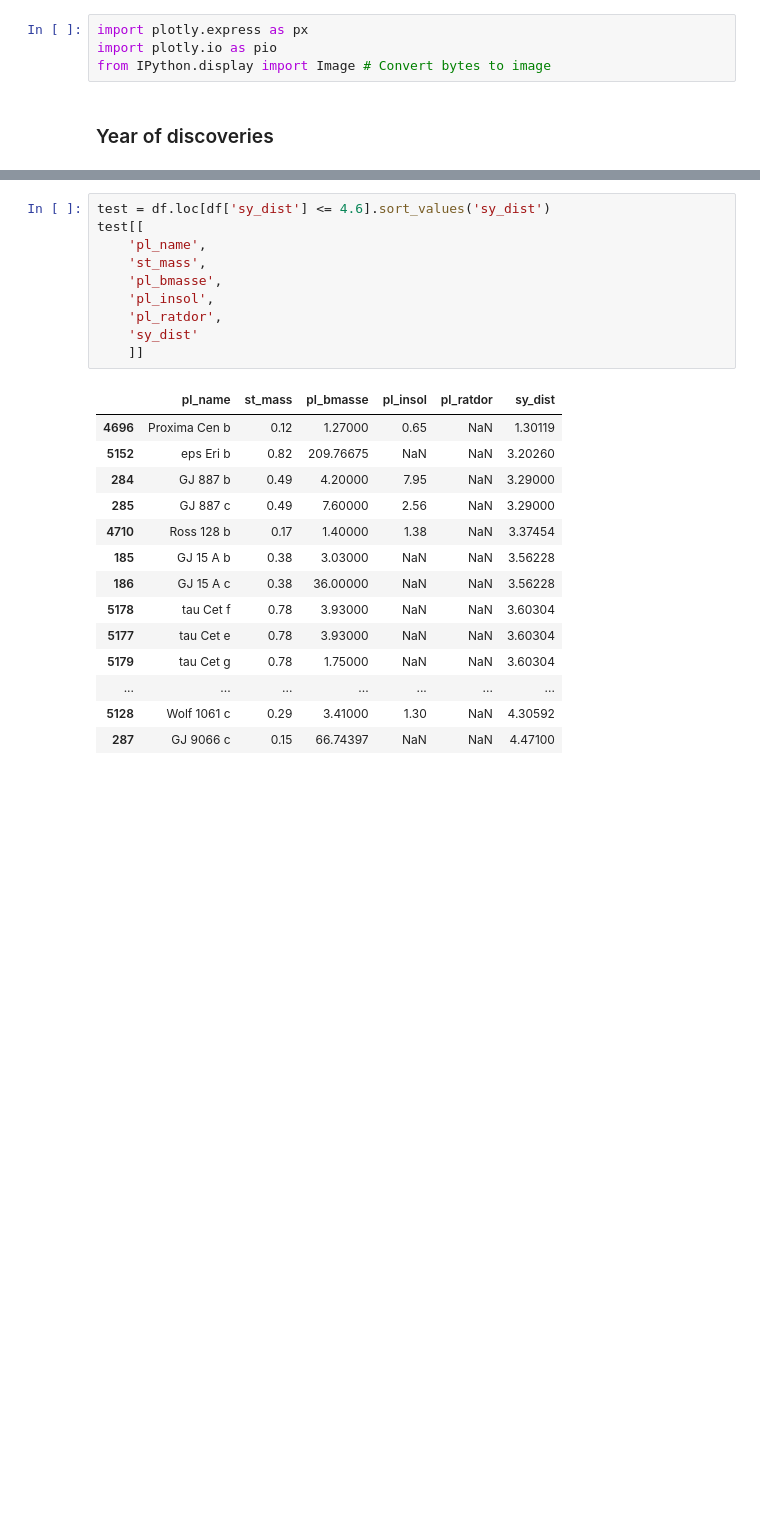
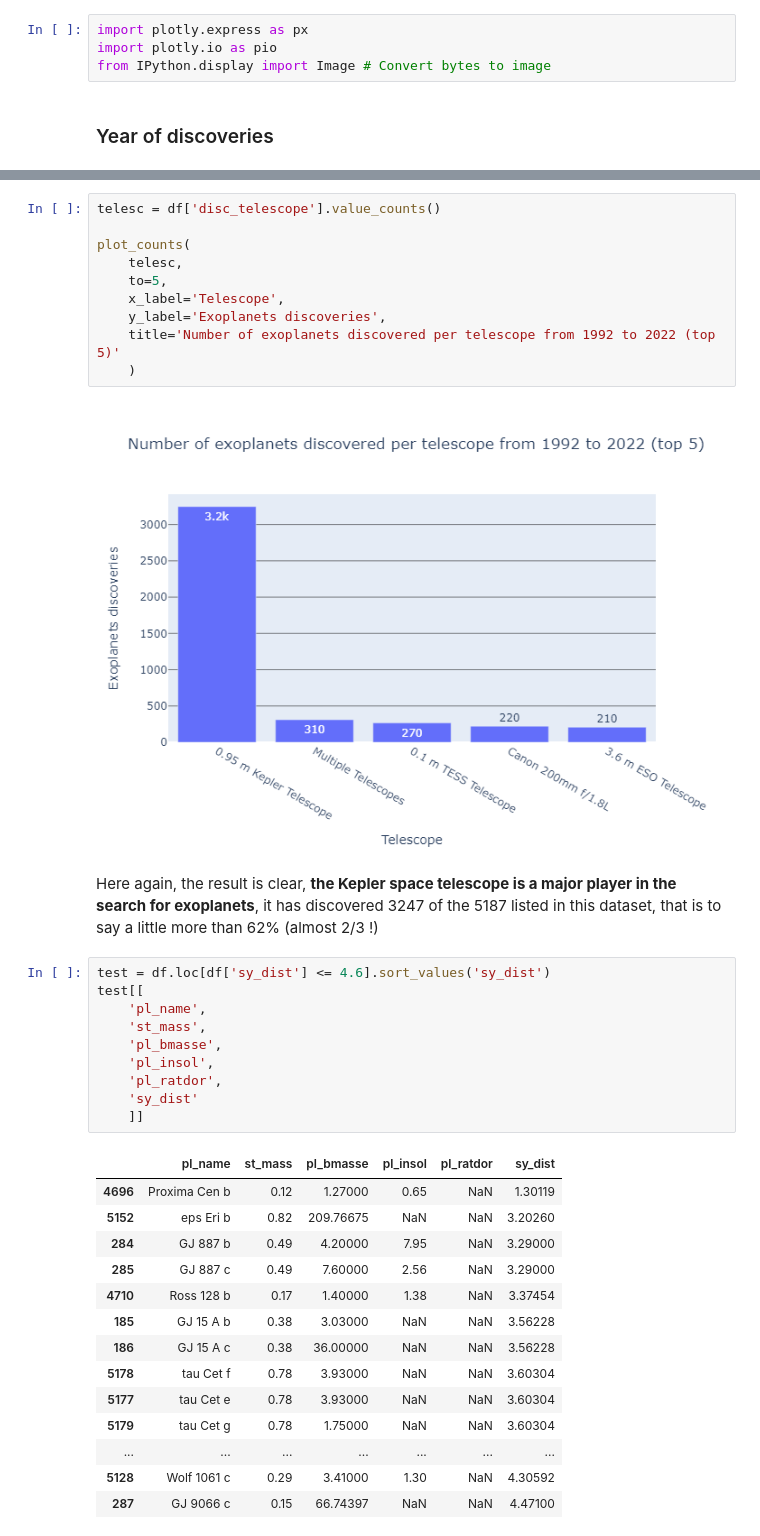
Before and after one commit to Kartmaan/Exoplanets, a Jupyter notebook: exoplanets.ipynb, the cells around one changed output, grey strips where cells are left out. Saved outputs shown, nothing was run; the diff lists cells and outputs as text; blank space fills up the shorter version.

```diff
--- a/exoplanets.ipynb
+++ b/exoplanets.ipynb
@@ -626,3 +698,17 @@ The years 2014 and 2016 seem to have been particularly prolific for the discover
+# %%
+telesc = df['disc_telescope'].value_counts()
+
+plot_counts(
+    telesc,
+    to=5,
+    x_label='Telescope',
+    y_label='Exoplanets discoveries',
+    title='Number of exoplanets discovered per telescope from 1992 to 2022 (top 5)'
+    )
+# %% [output]
+[figure, added]
+# %% [markdown]
+Here again, the result is clear, **the Kepler space telescope is a major player in the search for exoplanets**, it has discovered 3247 of the 5187 listed in this dataset, that is to say a little more than 62% (almost 2/3 !)
 # %%
 test = df.loc[df['sy_dist'] <= 4.6].sort_values('sy_dist')
 test[[
```
Also changed, not shown: parts of 12 cells of this notebook.
